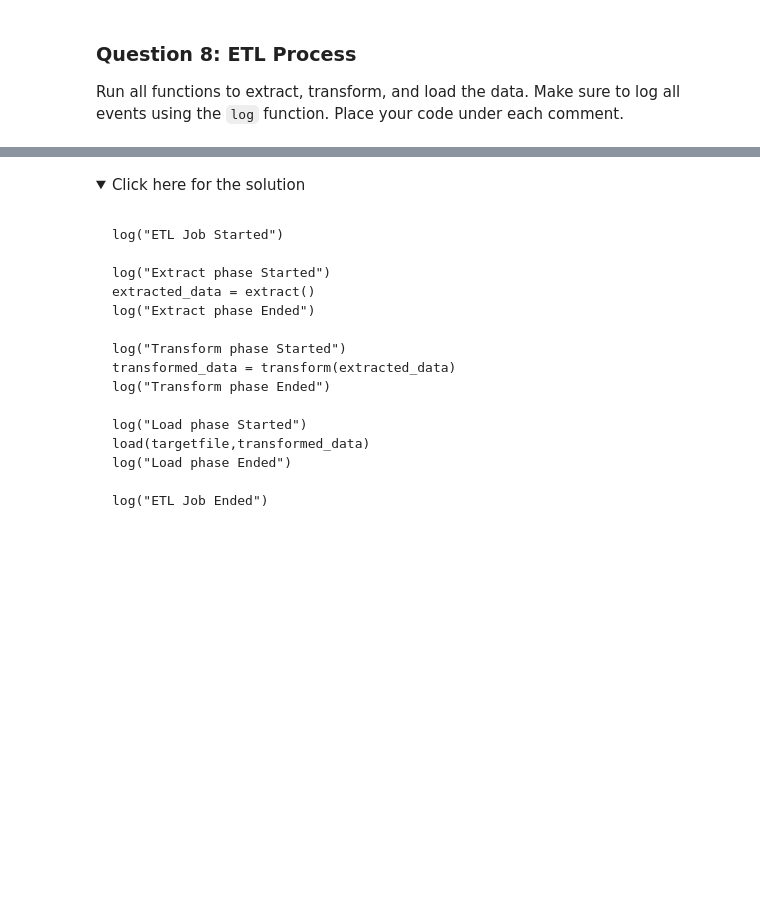
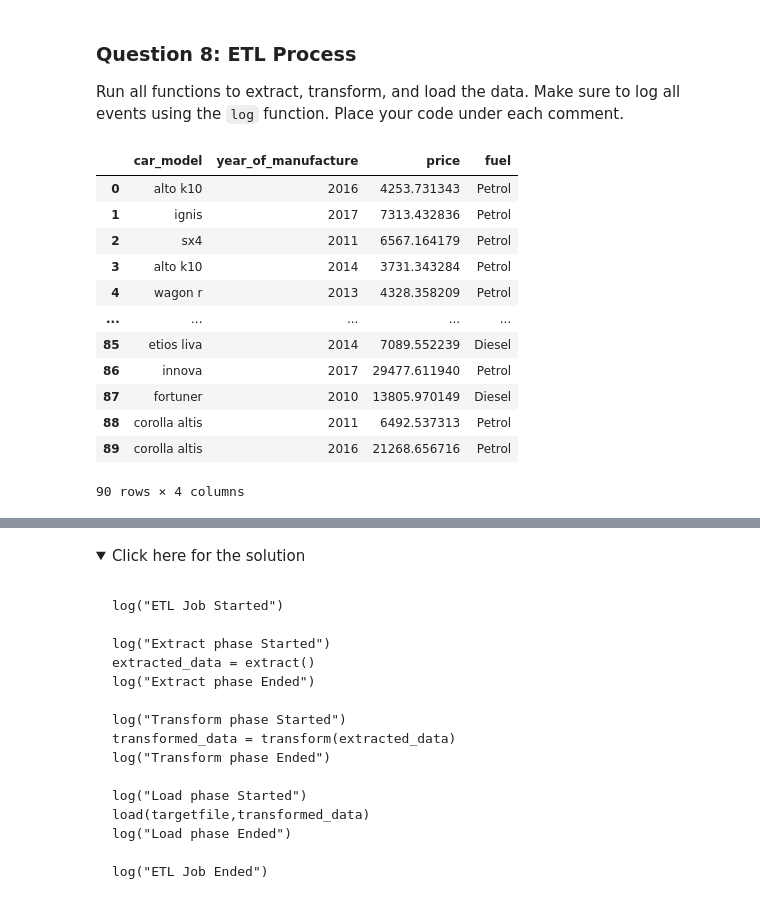
Before and after one commit to rodrigobivarazevedo/data, a Jupyter notebook: ExtractTransformLoad_V2.ipynb, the cells around one changed output, grey strips where cells are left out. Drawn from its saved outputs; the diff is of its cells as text; code cells hidden in the pictures; folded sections open; blank space fills up the shorter version.

```diff
--- a/ExtractTransformLoad_V2.ipynb
+++ b/ExtractTransformLoad_V2.ipynb
@@ -247,6 +231,8 @@ targetfile = "dealership_transformed_data.csv"   # file where transformed data i
 ### Question 1: CSV Extract Function
 # %%
 # Add the CSV extract function below
+def extract_from_csv(file):
+    return pd.read_csv(file)
 # %% [markdown]
 <details><summary>Click here for the solution</summary>
 
@@ -261,6 +247,8 @@ def extract_from_csv(file_to_process):
 ### Question 2: JSON Extract Function
 # %%
 # Add the JSON extract function below
+def extract_from_json(file):
+    return pd.read_json(file, lines=True)
 # %% [markdown]
 <details><summary>Click here for the solution</summary>
 
@@ -299,19 +299,25 @@ def extract_from_xml(file_to_process):
 Call the specific extract functions you created above by replacing the `ADD_FUNCTION_CALL` with the proper function call.
 # %%
 def extract():
-    extracted_data = pd.DataFrame(columns=['car_model','year_of_manufacture','price', 'fuel']) # create an empty data frame to hold extracted data
+    extracted_data = pd.DataFrame(columns=['car_model', 'year_of_manufacture', 'price', 'fuel'])  # create an empty data frame to hold extracted data
 
-    #process all csv files
+    data = []  # List to hold extracted data from all file types
+
+    # Process all csv files
     for csvfile in glob.glob("dealership_data/*.csv"):
-        extracted_data = extracted_data.append('ADD_FUNCTION_CALL', ignore_index=True)
+        data.append(extract_from_csv(csvfile))
 
-    #process all json files
+    # Process all json files
     for jsonfile in glob.glob("dealership_data/*.json"):
-        extracted_data = extracted_data.append('ADD_FUNCTION_CALL', ignore_index=True)
+        data.append(extract_from_json(jsonfile))
 
-    #process all xml files
+    # Process all xml files
     for xmlfile in glob.glob("dealership_data/*.xml"):
-        extracted_data = extracted_data.append('ADD_FUNCTION_CALL', ignore_index=True)
+        data.append(extract_from_xml(xmlfile))
+
+    # Concatenate all data from different file types
+    if data:
+        extracted_data = pd.concat(data, ignore_index=True)
 
     return extracted_data
 # %% [markdown]
@@ -381,3 +390,11 @@ Make sure to change the name of the logfile to the one specified in the set path
+# %%
+# Add the log function below
+def log(message):
+    timestamp_format = '%Y-%h-%d-%H:%M:%S' # Year-Monthname-Day-Hour-Minute-Second
+    now = datetime.now() # get current timestamp
+    timestamp = now.strftime(timestamp_format)
+    with open("logfile.txt","a") as f:
+        f.write(timestamp + ',' + message + '\n')
 # %% [markdown]
 <details><summary>Click here for the solution</summary>
 
@@ -425,0 +417,21 @@ Run all functions to extract, transform, and load the data. Make sure to log all
+# %%
+log("ETL Job Started")
+
+log("Extract phase Started")
+extracted_data = extract()
+log("Extract phase Ended")
+extracted_data
+# %% [output]
+|  | car_model | year_of_manufacture | price | fuel |
+| 0 | alto k10 | 2016 | 4253.731343 | Petrol |
+| 1 | ignis | 2017 | 7313.432836 | Petrol |
+| 2 | sx4 | 2011 | 6567.164179 | Petrol |
+| 3 | alto k10 | 2014 | 3731.343284 | Petrol |
+| 4 | wagon r | 2013 | 4328.358209 | Petrol |
+| ... | ... | ... | ... | ... |
+| 85 | etios liva | 2014 | 7089.552239 | Diesel |
+| 86 | innova | 2017 | 29477.611940 | Petrol |
+| 87 | fortuner | 2010 | 13805.970149 | Diesel |
+| 88 | corolla altis | 2011 | 6492.537313 | Petrol |
+| 89 | corolla altis | 2016 | 21268.656716 | Petrol |
+90 rows × 4 columns
```
Also changed, not shown: parts of 12 cells of this notebook, 14 other files.
